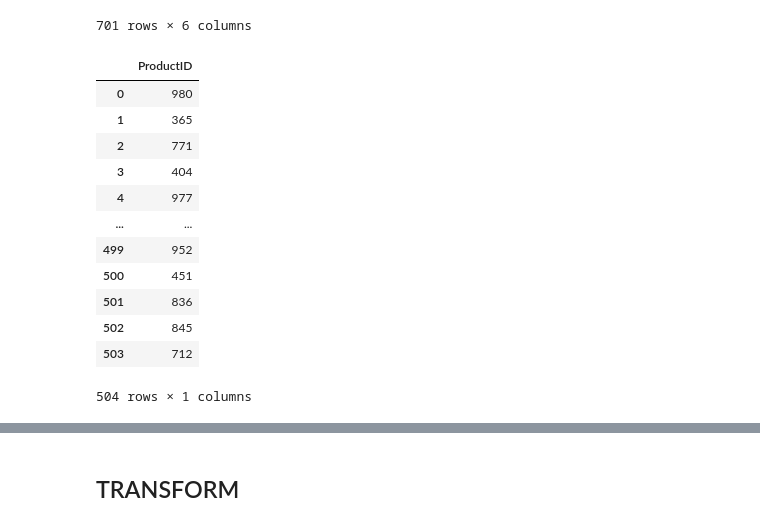
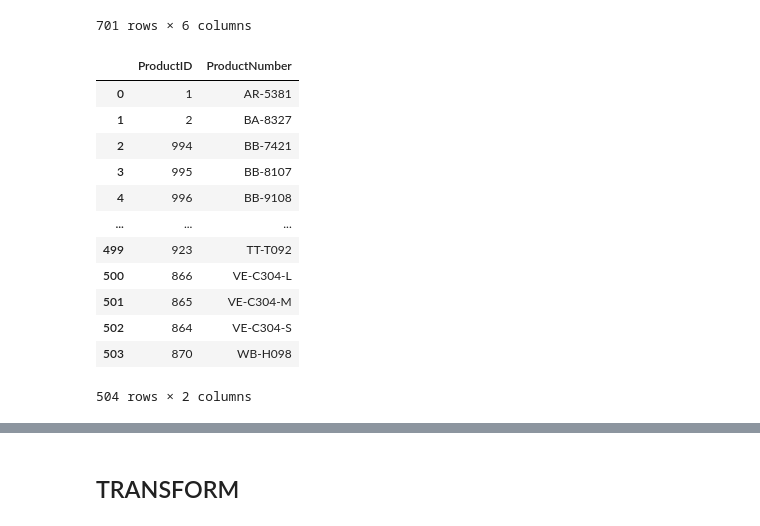
Before and after one commit to paulrojasg/data_science_part_4, a Jupyter notebook: FactResellerSales.ipynb, the cells around one changed output, grey strips where cells are left out. Cells and saved outputs as stored; diff of their text form; code cells hidden in the pictures.

```diff
--- a/FactResellerSales.ipynb
+++ b/FactResellerSales.ipynb
@@ -77,19 +77,19 @@ sales_store
 | 700 | 2051 | A Bicycle Association | 275 | <StoreSurvey xmlns="http://schema... | 82237172-D3FE-4A95-82EF-636F655240AD | 2014-09-12 11:15:07.497 |
 701 rows × 6 columns
 # %%
-product = pd.read_sql_query("SELECT ProductID FROM [Production].[Product]", db_op)
+product = pd.read_sql_query("SELECT ProductID,ProductNumber FROM [Production].[Product]", db_op)
 product
 # %% [output]
-|  | ProductID |
-| 0 | 980 |
-| 1 | 365 |
-| 2 | 771 |
-| 3 | 404 |
-| 4 | 977 |
-| ... | ... |
-| 499 | 952 |
-| 500 | 451 |
-| 501 | 836 |
-| 502 | 845 |
-| 503 | 712 |
+|  | ProductID | ProductNumber |
+| 0 | 1 | AR-5381 |
+| 1 | 2 | BA-8327 |
+| 2 | 994 | BB-7421 |
+| 3 | 995 | BB-8107 |
+| 4 | 996 | BB-9108 |
+| ... | ... | ... |
+| 499 | 923 | TT-T092 |
+| 500 | 866 | VE-C304-L |
+| 501 | 865 | VE-C304-M |
+| 502 | 864 | VE-C304-S |
+| 503 | 870 | WB-H098 |
-504 rows × 1 columns
+504 rows × 2 columns
```
Also changed, not shown: parts of 10 cells of this notebook.
